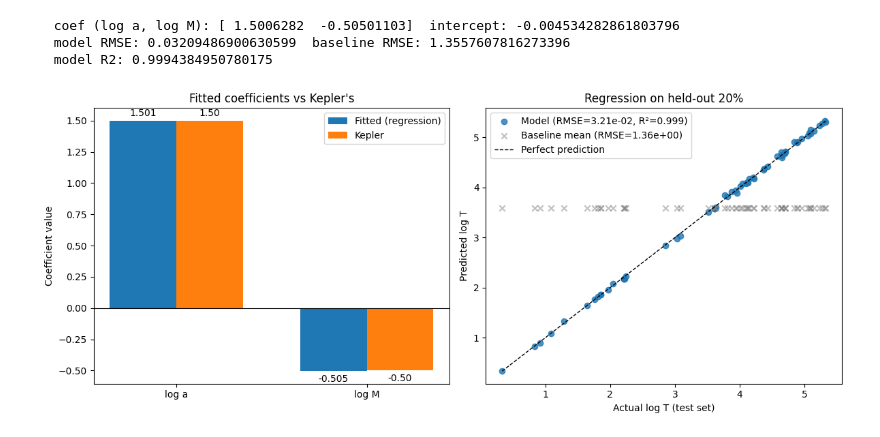
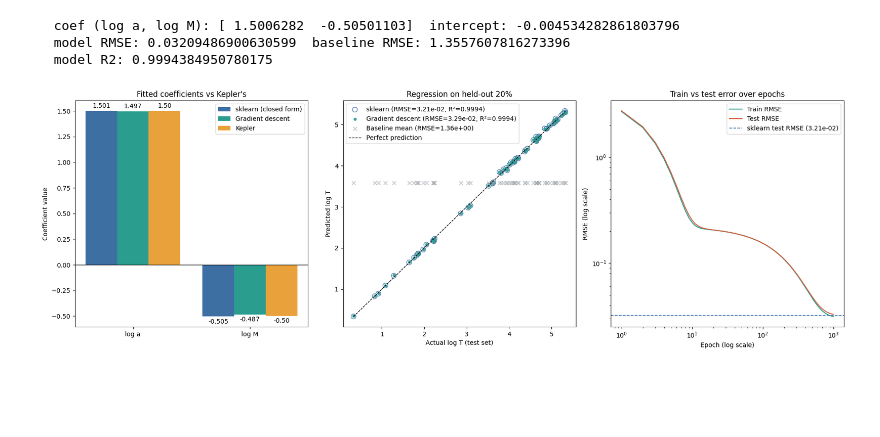
Before and after one commit to atulyapanda70/ph1050-group1, a Jupyter notebook: part3_1.ipynb, the cells around one changed output. Cells and saved outputs as stored; diff of their text form; code cells hidden in the pictures; blank space fills up the shorter version.

```diff
--- a/part3_1.ipynb
+++ b/part3_1.ipynb
@@ -26,3 +26,18 @@ rmse = lambda p: np.sqrt(mean_squared_error(y_test, p))
 rmse_m = rmse(y_predicted)
 rmse_b = rmse(baseline)
 r_score = r2_score(y_test, y_predicted)
+# %%
+Xtr, ytr = x_train.values, y_train.values
+Xte, yte = x_test.values,  y_test.values
+
+def predict(X, w, b):
+    return X @ w + b
+
+def mse(X, y, w, b):
+    return np.mean((predict(X, w, b) - y) ** 2)
+
+def gradient(X, y, w, b):
+    err = predict(X, w, b) - y
+    dw = 2 * X.T @ err / len(y)     # d(MSE)/dw
+    db = 2 * np.mean(err)           # d(MSE)/db
+    return dw, db
@@ -35,40 +74,64 @@ print("  model R2:", r2_score(y_test, y_predicted))
   model RMSE: 0.03209486900630599  baseline RMSE: 1.3557607816273396
   model R2: 0.9994384950780175
 # %%
-fig, axes = plt.subplots(1, 2, figsize=(12, 5))
+
+C_SK     = "#3E6FA3"   # sklearn: steel blue
+C_GD     = "#2A9D8F"   # gradient descent: teal
+C_KEPLER = "#E9A23B"   # Kepler: amber
+C_BASE   = "#9AA0A6"   # baseline: gray
+C_TEST   = "#D1603D"   # test curve: terracotta
+
+fig, axes = plt.subplots(1, 3, figsize=(18, 6))
 kepler = 1.5, -0.5
 
 
 ax = axes[0]
 labels = ["log a", "log M"]
 x = np.arange(len(labels))
-w = 0.35
-b1 = ax.bar(x - w/2, model.coef_, w, label="Fitted (regression)", color="tab:blue")
-b2 = ax.bar(x + w/2, kepler, w, label="Kepler", color="tab:orange")
+w_ = 0.27
+b1 = ax.bar(x - w_, model.coef_, w_, label="sklearn (closed form)", color=C_SK)
+b3 = ax.bar(x,      w,           w_, label="Gradient descent",      color=C_GD)
+b2 = ax.bar(x + w_, kepler,      w_, label="Kepler",                color=C_KEPLER)
 ax.axhline(0, color="black", lw=0.8)
 ax.set_xticks(x)
 ax.set_xticklabels(labels)
 ax.set_ylabel("Coefficient value")
 ax.set_title("Fitted coefficients vs Kepler's")
 ax.bar_label(b1, fmt="%.3f", padding=3)
+ax.bar_label(b3, fmt="%.3f", padding=3)
 ax.bar_label(b2, fmt="%.2f", padding=3)
 ax.legend()
 
 
 ax = axes[1]
-ax.scatter(y_test, y_predicted, label=f"Model (RMSE={rmse_m:.2e}, R²={r_score:.3f})",
-           color="tab:blue", alpha=0.8)
+ax.scatter(y_test, y_predicted, label=f"sklearn (RMSE={rmse_m:.2e}, R²={r_score:.4f})",
+           facecolors="none", edgecolors=C_SK, s=60, alpha=0.9)
+ax.scatter(y_test, y_pred_gd, label=f"Gradient descent (RMSE={rmse_gd:.2e}, R²={r2_gd:.4f})",
+           color=C_GD, s=15, alpha=0.9)
 ax.scatter(y_test, baseline, label=f"Baseline mean (RMSE={rmse_b:.2e})",
-           color="tab:gray", alpha=0.5, marker="x")
+           color=C_BASE, alpha=0.5, marker="x")
 lo, hi = y_test.min(), y_test.max()
 ax.plot([lo, hi], [lo, hi], "k--", lw=1, label="Perfect prediction")
 ax.set_xlabel("Actual log T (test set)")
 ax.set_ylabel("Predicted log T")
 ax.set_title("Regression on held-out 20%")
 ax.legend()
 
+
+ax = axes[2]
+ep = np.arange(1, epochs + 1)
+ax.plot(ep, train_rmse_hist, label="Train RMSE", color=C_GD)
+ax.plot(ep, test_rmse_hist,  label="Test RMSE",  color=C_TEST)
+ax.axhline(rmse_m, color=C_SK, ls="--", lw=1.2, label=f"sklearn test RMSE ({rmse_m:.2e})")
+ax.set_xscale("log")
+ax.set_yscale("log")
+ax.set_xlabel("Epoch (log scale)")
+ax.set_ylabel("RMSE (log scale)")
+ax.set_title("Train vs test error over epochs")
+ax.legend()
+
 plt.tight_layout()
 plt.savefig("part3_results.png", dpi=150)
 plt.show()
 # %% [output]
-[figure, old version]
+[figure, new version]
```
Also changed, not shown: parts of 1 cell of this notebook.
